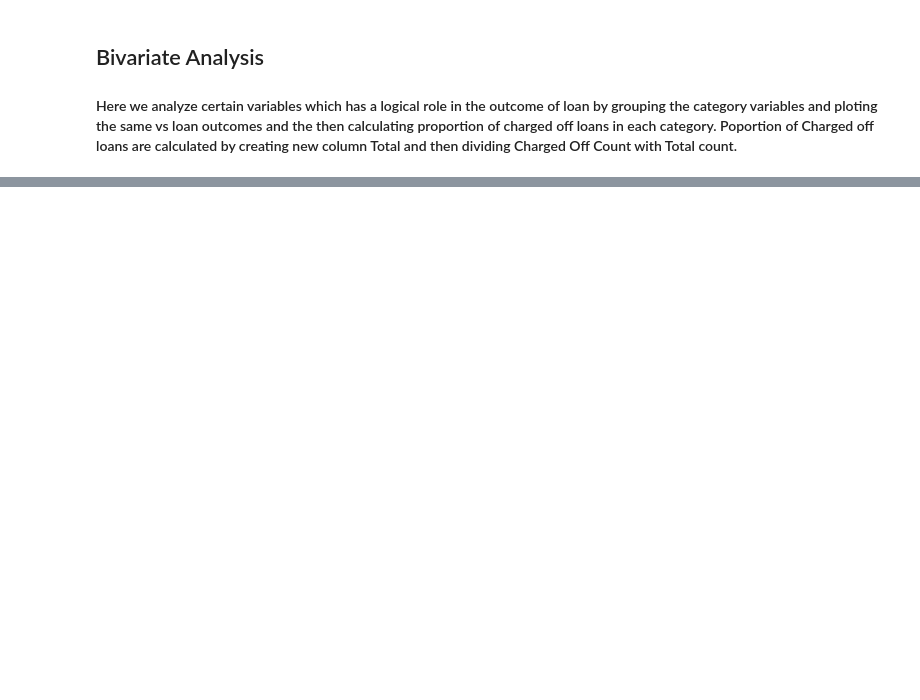
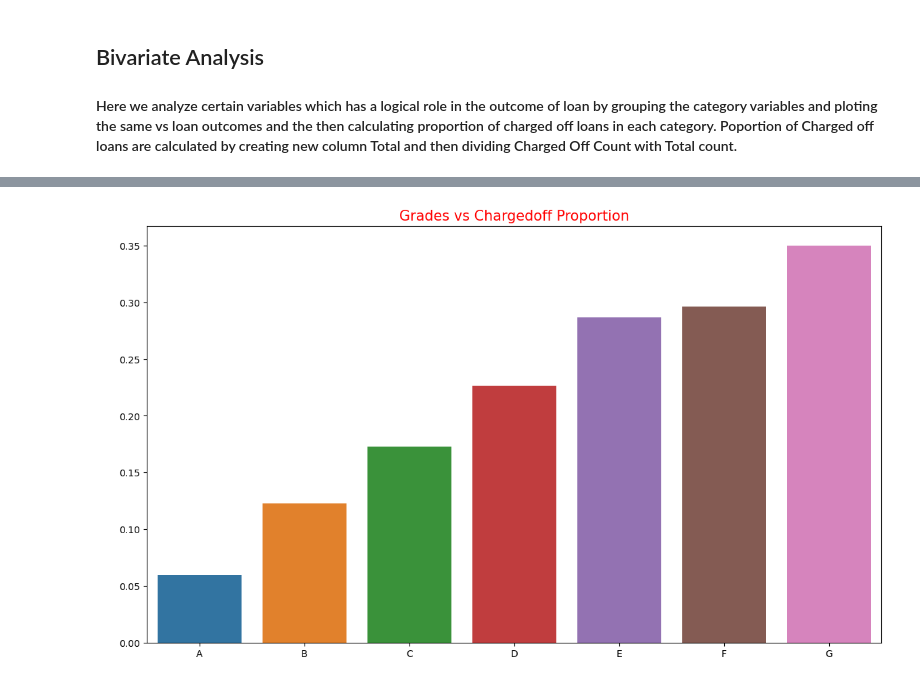
Before and after one commit to Varunmr88/Lending_Club_Case_Study, a Jupyter notebook: Case Study.ipynb, the cells around one changed output, grey strips where cells are left out. Cells and saved outputs as stored; diff of their text form; code cells hidden in the pictures; blank space fills up the shorter version.

```diff
--- a/Case Study.ipynb
+++ b/Case Study.ipynb
@@ -427,29 +422,31 @@ plt.show()
 # %%
 # Bivariate Analysis on grade against Chargedoff_Proportion
 
 grade_vs_loan = data.groupby(['grade', 'loan_status']).loan_status.count().unstack().fillna(0).reset_index()
-grade_vs_loan['Total'] = grade_vs_loan['Charged Off'] + grade_vs_loan['Current'] + grade_vs_loan['Fully Paid']
+grade_vs_loan['Total'] = grade_vs_loan['Charged Off'] +  grade_vs_loan['Fully Paid']
 grade_vs_loan['Chargedoff_Proportion'] = grade_vs_loan['Charged Off'] / grade_vs_loan['Total']
 grade_vs_loan.sort_values('Chargedoff_Proportion', ascending=False)
 
 # Observations:
 # Grade "A" has very less chances of charged off.
 # Grade "F" and "G" have very high chances of charged off.
 # Chances of charged off is increasing with grade moving from "A" towards "G"
 
 # Lets draw bar plots on data calculated above. Try to visualize the pattern to understand the data better.
 
 fig, ax1 = plt.subplots(figsize=(14, 8))
 ax1.set_title('Grades vs Chargedoff Proportion',fontsize=15,color='r')
 ax1=sns.barplot(x='grade', y='Chargedoff_Proportion', data=grade_vs_loan)
 ax1.set_xlabel('Grades',fontsize=14,color='w')
 ax1.set_ylabel('Chargedoff Proportion',fontsize=14,color ='w')
 plt.show()
 
 # Observations:
 # Grade "A" has very less chances of charged off.
 # Grade "F" and "G" have very high chances of charged off.
 # Chances of charged of is increasing with grade moving from "A" towards "G"
+# %% [output]
+[figure, added]
 # %%
 # Bivariate Analysis on interest rate against Chargedoff_Proportion
 
```
Also changed, not shown: parts of 38 cells of this notebook, 1 other file.
